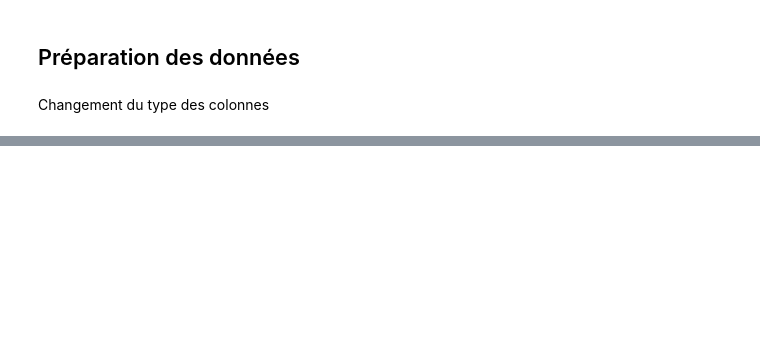
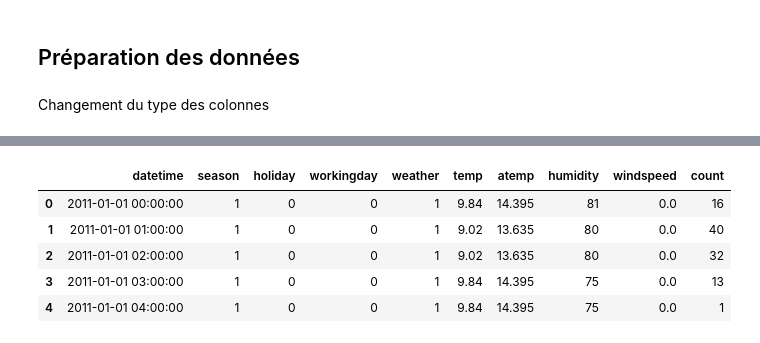
Before and after one commit to uazech/data-mining-velo, a Jupyter notebook: script/projet_velo_sujet.ipynb, the cells around one changed output, grey strips where cells are left out. Saved outputs shown, nothing was run; the diff lists cells and outputs as text; code cells hidden in the pictures; blank space fills up the shorter version.

```diff
--- a/script/projet_velo_sujet.ipynb
+++ b/script/projet_velo_sujet.ipynb
@@ -147,0 +144,7 @@ df['datetime'] = pd.to_datetime(df['datetime'])
+# %%
+df['datetime'] = pd.to_datetime(df['datetime'])  # Changement du type en série temporelle
+
+df["season"] = pd.Categorical(df["season"], ordered=False) # changement des types en catégoriels
+df["weather"] = pd.Categorical(df["weather"], ordered=False)
+df["holiday"] = pd.Categorical(df["holiday"], ordered=False)
+df["workingday"] = pd.Categorical(df["workingday"], ordered=False)
@@ -147,0 +153,4 @@ df['datetime'] = pd.to_datetime(df['datetime'])
+# %%
+df = df.drop("casual", axis=1)
+df = df.drop("registered", axis=1)
+df = df.drop("tmp", axis=1)
@@ -147,0 +161,2 @@ df['datetime'] = pd.to_datetime(df['datetime'])
+# %%
+df.set_index("datetime")
@@ -147,0 +179,9 @@ df['datetime'] = pd.to_datetime(df['datetime'])
+# %%
+df.head()
+# %% [output]
+|  | datetime | season | holiday | workingday | weather | temp | atemp | humidity | windspeed | count |
+| 0 | 2011-01-01 00:00:00 | 1 | 0 | 0 | 1 | 9.84 | 14.395 | 81 | 0.0 | 16 |
+| 1 | 2011-01-01 01:00:00 | 1 | 0 | 0 | 1 | 9.02 | 13.635 | 80 | 0.0 | 40 |
+| 2 | 2011-01-01 02:00:00 | 1 | 0 | 0 | 1 | 9.02 | 13.635 | 80 | 0.0 | 32 |
+| 3 | 2011-01-01 03:00:00 | 1 | 0 | 0 | 1 | 9.84 | 14.395 | 75 | 0.0 | 13 |
+| 4 | 2011-01-01 04:00:00 | 1 | 0 | 0 | 1 | 9.84 | 14.395 | 75 | 0.0 | 1 |
```
Also changed, not shown: parts of 23 cells of this notebook.
